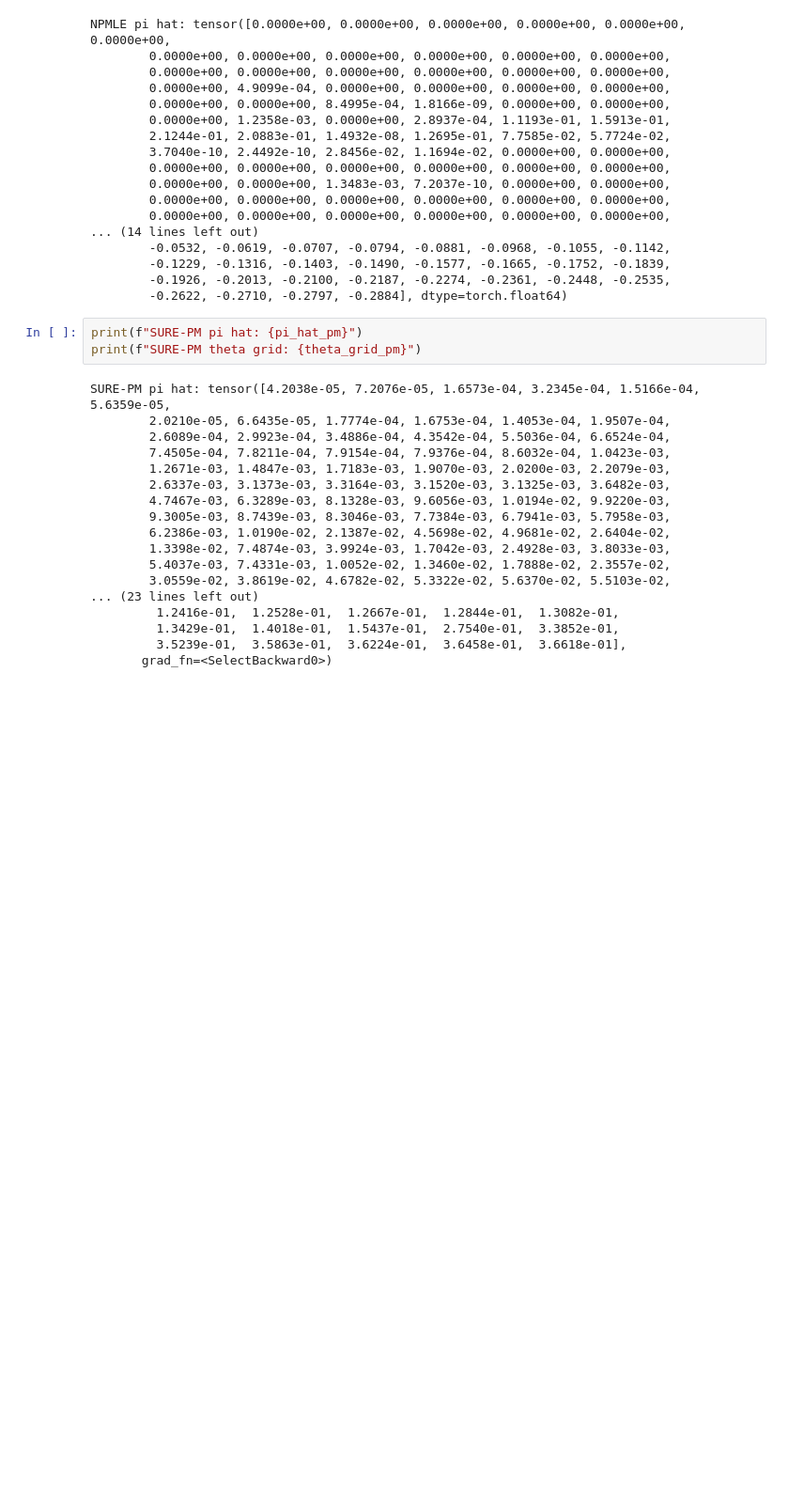
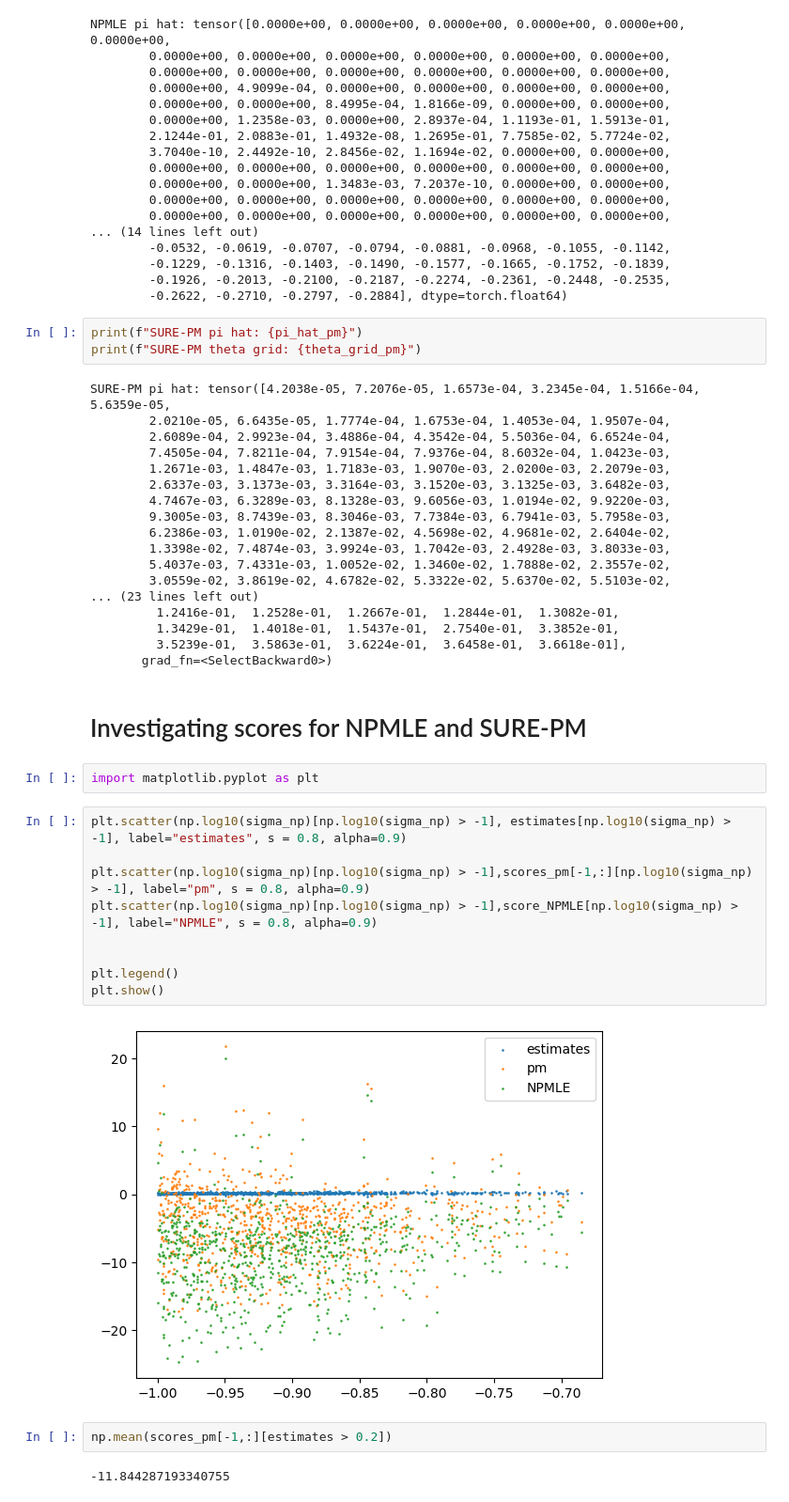
Before and after one commit to sulagna-ghosh/score-matching-empirical-bayes, a Jupyter notebook: atlas_prior_and_shrinkage.ipynb, the cells around one changed output. Shown at 94% size. Drawn from its saved outputs; the diff is of its cells as text; blank space fills up the shorter version.

Commit message:
investigating NPMLE vs PM scores for large Z

```diff
--- a/atlas_prior_and_shrinkage.ipynb
+++ b/atlas_prior_and_shrinkage.ipynb
@@ -147,3 +147,22 @@ SURE-PM pi hat: tensor([4.2038e-05, 7.2076e-05, 1.6573e-04, 3.2345e-04, 1.5166e-
          1.3429e-01,  1.4018e-01,  1.5437e-01,  2.7540e-01,  3.3852e-01,
          3.5239e-01,  3.5863e-01,  3.6224e-01,  3.6458e-01,  3.6618e-01],
        grad_fn=<SelectBackward0>)
+# %% [markdown]
+# Investigating scores for NPMLE and SURE-PM
+# %%
+import matplotlib.pyplot as plt
+# %%
+plt.scatter(np.log10(sigma_np)[np.log10(sigma_np) > -1], estimates[np.log10(sigma_np) > -1], label="estimates", s = 0.8, alpha=0.9)
+
+plt.scatter(np.log10(sigma_np)[np.log10(sigma_np) > -1],scores_pm[-1,:][np.log10(sigma_np) > -1], label="pm", s = 0.8, alpha=0.9)
+plt.scatter(np.log10(sigma_np)[np.log10(sigma_np) > -1],score_NPMLE[np.log10(sigma_np) > -1], label="NPMLE", s = 0.8, alpha=0.9)
+
+
+plt.legend()
+plt.show()
+# %% [output]
+[figure, added]
+# %%
+np.mean(scores_pm[-1,:][estimates > 0.2])
+# %% [output]
+-11.844287193340755
```
Also changed, not shown: parts of 3 cells of this notebook.
